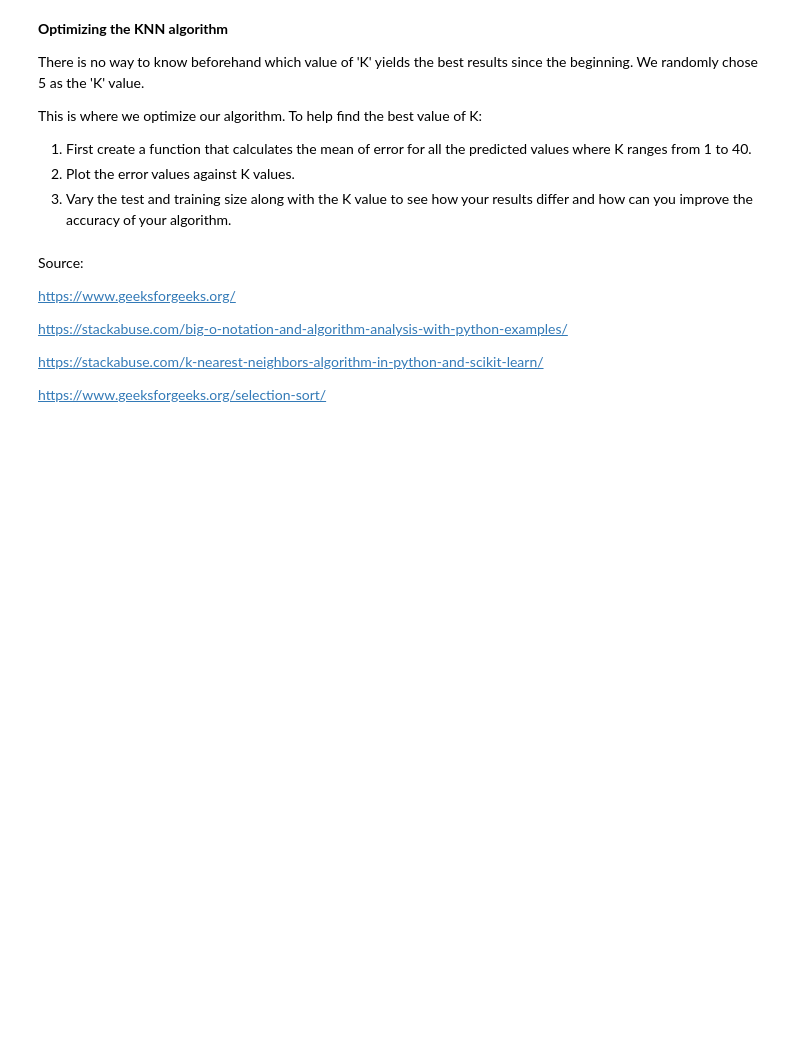
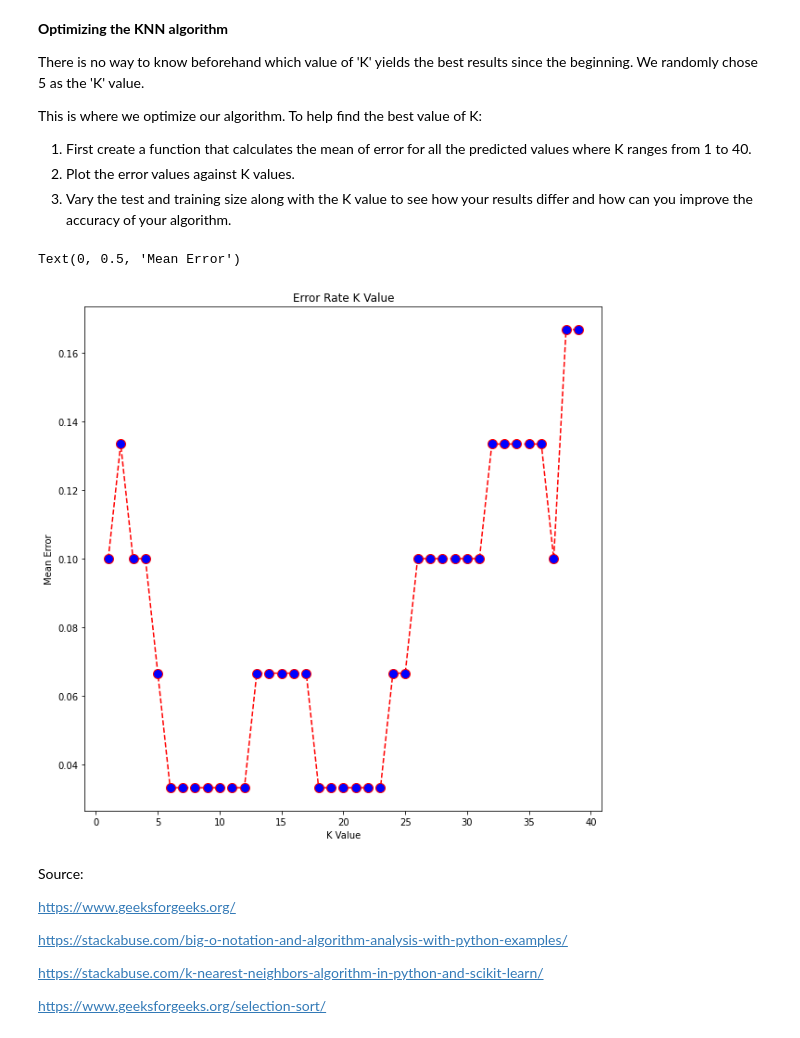
Before and after one commit to jgayosof/algorithm-optimization-project-machine-learning, a Jupyter notebook: notebook/problems.ipynb, the cells around one changed output. Saved outputs shown, nothing was run; the diff lists cells and outputs as text; code cells hidden in the pictures; blank space fills up the shorter version.

```diff
--- a/notebook/problems.ipynb
+++ b/notebook/problems.ipynb
@@ -465,28 +542,33 @@ This is where we optimize our algorithm. To help find the best value of K:
 3. Vary the test and training size along with the K value to see how your results differ and how can you improve the accuracy of your algorithm.
 # %%
 # Create an empty error list.
-
-
+err = []
 
 # Execute a loop from 1 to 40. In each iteration calculate the mean error for predicted values of test set
-
-#for i in range(1, 40): (uncomment this line)
-    #initialize the KNN algorithm
-
+for k in range(1, 40) :
+    #initialize the KNN algorithm:
+    classifier_k = KNeighborsClassifier(n_neighbors=k)
     #fit the train data
-
-    #make predictions
-
-    #append the result to the error list.
+    classifier_k.fit(X_train, y_train)
+    #make predictions:
+    pred_k = classifier_k.predict(X_test)
+    #append the result to the error list:
+    err.append(np.mean(pred_k != y_test))
 # %%
 # plot the error values against K values. Establish the graph size.
 
 # your code
+plt.figure(figsize=(10, 10))
+plt.plot(range(1, 40), err, color='red', linestyle='dashed', marker='o',
+         markerfacecolor='blue', markersize=10)
 
 # title and labels (uncomment the following code lines)
-#plt.title('Error Rate K Value')
-#plt.xlabel('K Value')
-#plt.ylabel('Mean Error')
+plt.title('Error Rate K Value')
+plt.xlabel('K Value')
+plt.ylabel('Mean Error')
+# %% [output]
+Text(0, 0.5, 'Mean Error')
+[figure, added]
 # %% [markdown]
 Source:
 
```
Also changed, not shown: parts of 9 cells of this notebook, 2 other files.
